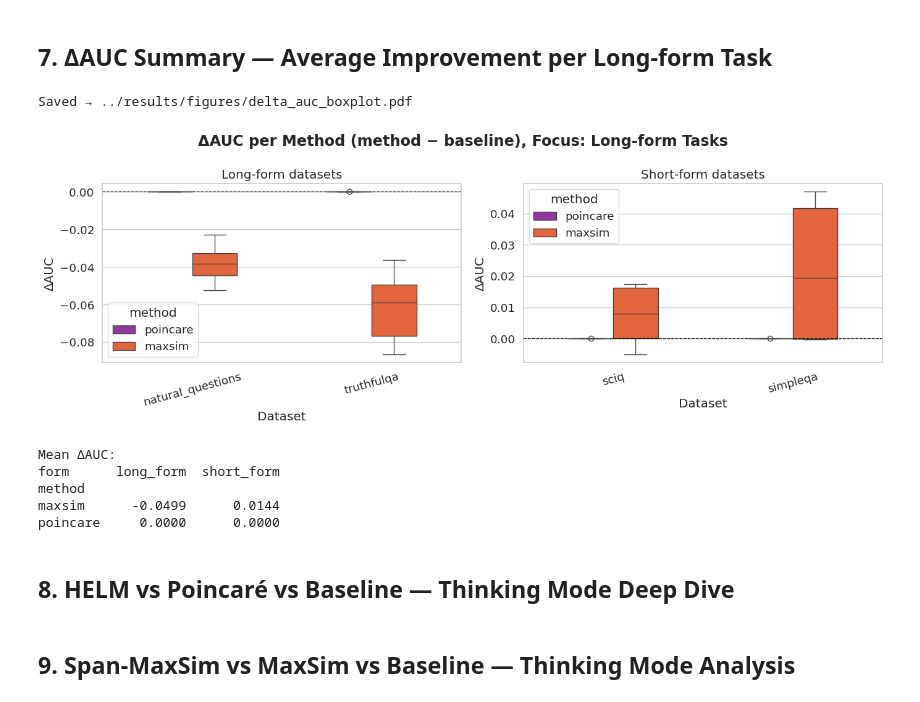
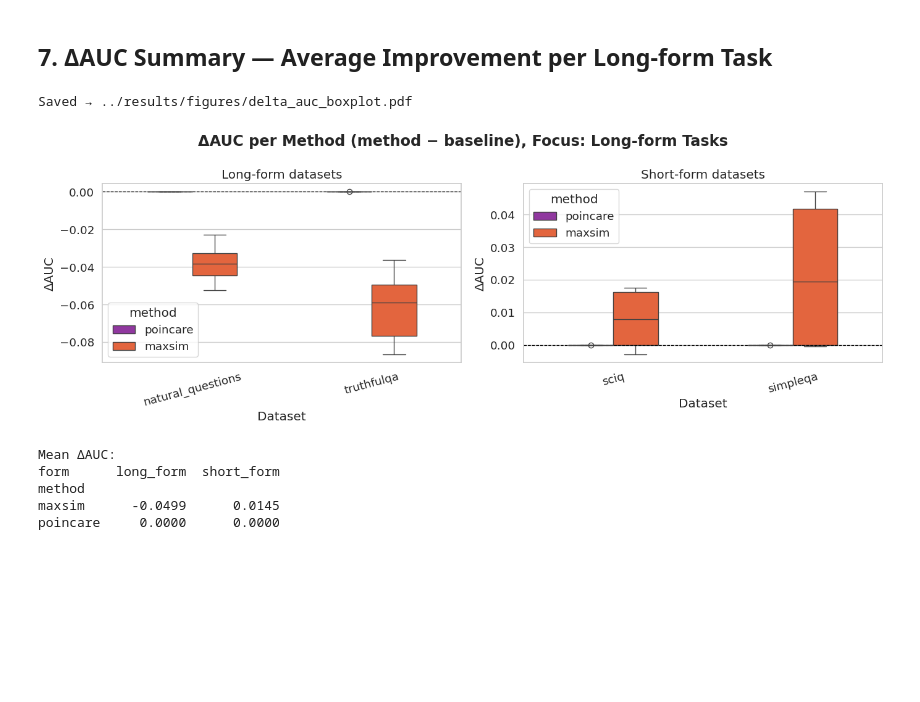
Before and after one commit to h52732539-cmyk/NLP, a Jupyter notebook: notebooks/improvement_study_executed.ipynb, the cells around one changed output. Cells and saved outputs as stored; diff of their text form; code cells hidden in the pictures; blank space fills up the shorter version.

```diff
--- a/notebooks/improvement_study_executed.ipynb
+++ b/notebooks/improvement_study_executed.ipynb
@@ -29,14 +29,12 @@ MODES      = ['no_thinking', 'thinking']
 EMB_MODELS = ['bge-base', 'minilm', 'e5-base']
 SHORT_FORM = ['sciq', 'simpleqa']
 LONG_FORM  = ['natural_questions', 'truthfulqa']
-METHODS    = ['baseline', 'poincare', 'maxsim', 'helm', 'maxsim_span']
+METHODS    = ['baseline', 'poincare', 'maxsim']
 
 METHOD_COLORS = {
-    'baseline':    '#607D8B',
-    'poincare':    '#9C27B0',
-    'maxsim':      '#FF5722',
-    'helm':        '#4CAF50',
-    'maxsim_span': '#2196F3',
+    'baseline': '#607D8B',
+    'poincare': '#9C27B0',
+    'maxsim':   '#FF5722',
 }
 PALETTE = {'correct': '#2196F3', 'incorrect': '#F44336'}
 
@@ -372,11 +376,8 @@ if not imp_df.empty and 'baseline' in imp_df['method'].values:
     baseline_auc = imp_df[imp_df['method']=='baseline'].set_index(
         ['dataset','thinking_mode','emb_model'])['auc']
 
-    comparison_methods = [m for m in ['poincare', 'maxsim', 'helm', 'maxsim_span']
-                          if m in imp_df['method'].values]
-
     rows = []
-    for method in comparison_methods:
+    for method in ['poincare', 'maxsim']:
         mdf = imp_df[imp_df['method'] == method]
         for _, row in mdf.iterrows():
             key = (row['dataset'], row['thinking_mode'], row['emb_model'])
@@ -393,44 +394,44 @@ if not imp_df.empty and 'baseline' in imp_df['method'].values:
 
     delta_df = pd.DataFrame(rows)
 
-    fig, axes = plt.subplots(1, 2, figsize=(16, 5))
-    fig.suptitle('ΔAUC per Method (method − baseline)', fontweight='bold')
+    fig, axes = plt.subplots(1, 2, figsize=(14, 5))
+    fig.suptitle('ΔAUC per Method (method − baseline), Focus: Long-form Tasks',
+                 fontweight='bold')
 
-    palette = {m: METHOD_COLORS[m] for m in comparison_methods if m in METHOD_COLORS}
     for ax, form_ds in zip(axes, [LONG_FORM, SHORT_FORM]):
         sub = delta_df[delta_df['dataset'].isin(form_ds)]
         if sub.empty:
             continue
         sns.boxplot(
             data=sub, x='dataset', y='delta_auc', hue='method',
-            palette=palette, ax=ax, width=0.5
+            palette={'poincare': METHOD_COLORS['poincare'],
+                     'maxsim': METHOD_COLORS['maxsim']},
+            ax=ax, width=0.5
         )
         ax.axhline(0, color='black', linewidth=0.9, linestyle='--')
         form_name = 'Long-form' if form_ds == LONG_FORM else 'Short-form'
         ax.set_title(f'{form_name} datasets')
         ax.set_xlabel('Dataset')
         ax.set_ylabel('ΔAUC')
         ax.tick_params(axis='x', rotation=15)
 
     plt.tight_layout()
-    path = os.path.join(FIGURES_DIR, 'delta_auc_boxplot_all_methods.pdf')
+    path = os.path.join(FIGURES_DIR, 'delta_auc_boxplot.pdf')
     fig.savefig(path, bbox_inches='tight')
     print(f'Saved → {path}')
     plt.show()
 
     # Print mean ΔAUC per method per task type
     delta_df['form'] = delta_df['dataset'].apply(
         lambda d: 'short_form' if d in SHORT_FORM else 'long_form'
     )
     print('\nMean ΔAUC:')
     print(delta_df.groupby(['method','form'])['delta_auc'].mean().unstack().round(4))
 # %% [output]
 Saved → ../results/figures/delta_auc_boxplot.pdf
-[figure, old version]
+[figure, new version]
 Mean ΔAUC:
 form      long_form  short_form
 method
-maxsim      -0.0499      0.0144
+maxsim      -0.0499      0.0145
 poincare     0.0000      0.0000
-# %% [markdown]
-## 8. HELM vs Poincaré vs Baseline — Thinking Mode Deep Dive
@@ -492,2 +437,0 @@ if not imp_df.empty:
-# %% [markdown]
-## 9. Span-MaxSim vs MaxSim vs Baseline — Thinking Mode Analysis
```
Also changed, not shown: parts of 8 cells of this notebook, 28 other files.
